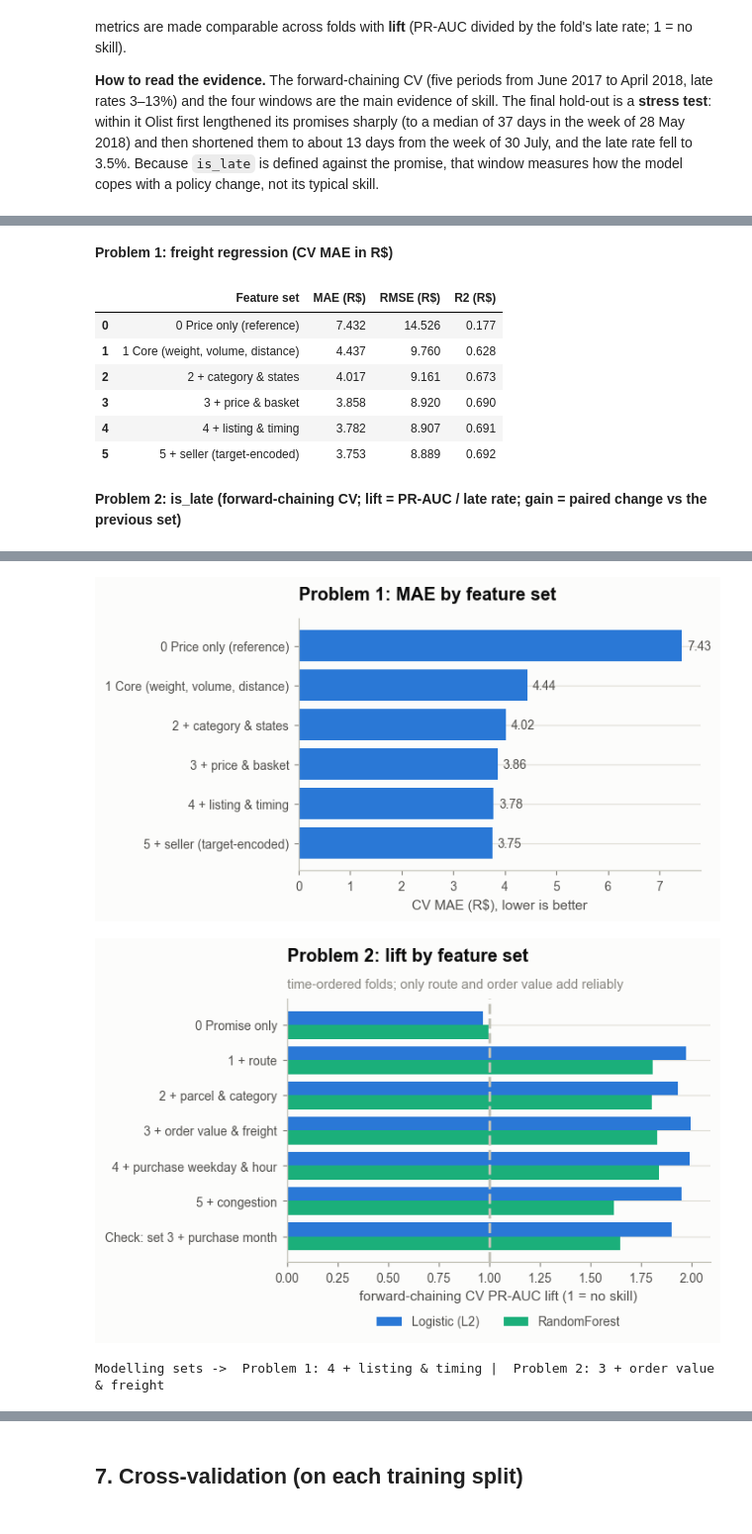
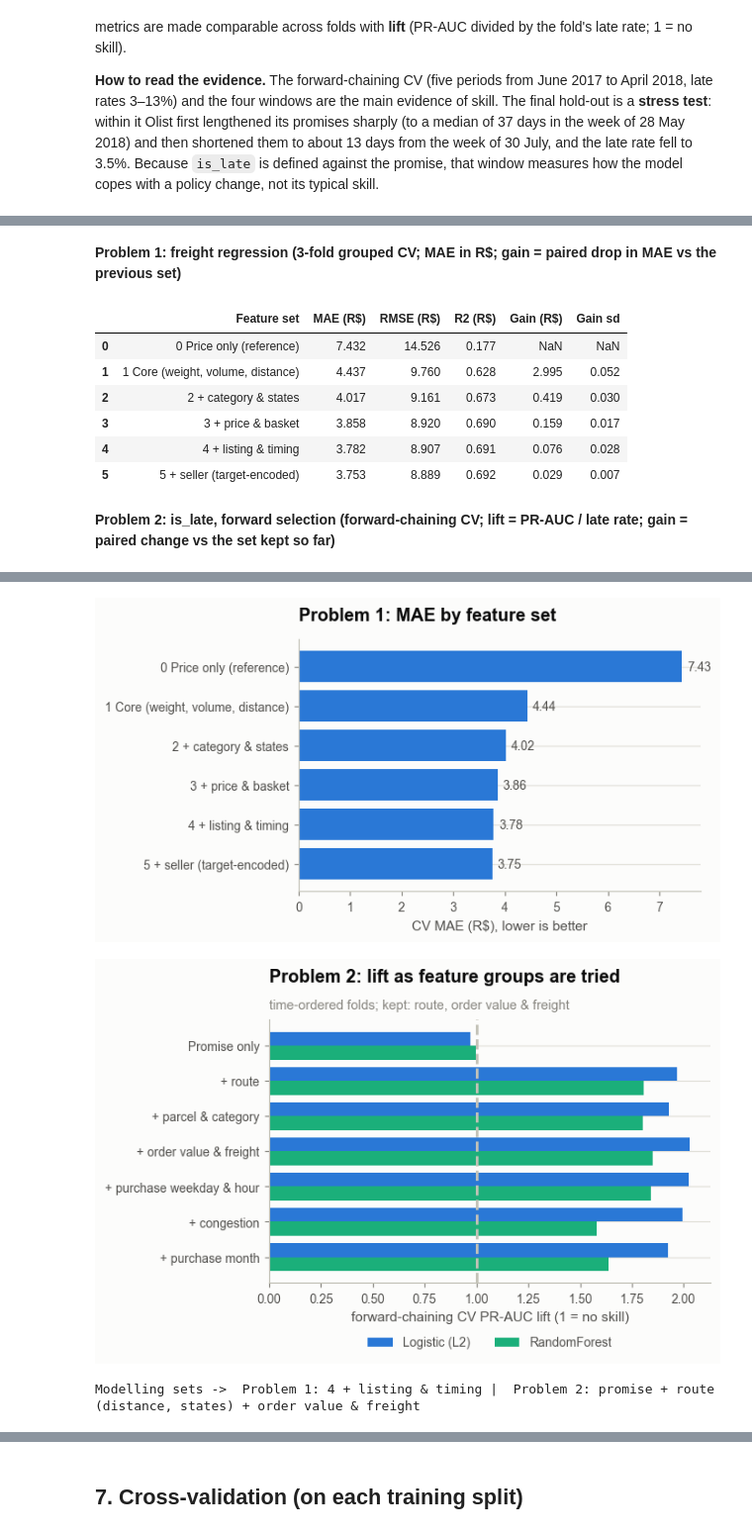
Before and after one commit to likeyou-ky/Team5_IT5006_Ecommerce_Analytics_AY2627Sem1, a Jupyter notebook: notebooks/Team5_Phase2_IT5006_AY2627Sem1.ipynb, the cells around one changed output, grey strips where cells are left out. Shown at 99% size. Drawn from its saved outputs; the diff is of its cells as text; code cells hidden in the pictures.

```diff
--- a/notebooks/Team5_Phase2_IT5006_AY2627Sem1.ipynb
+++ b/notebooks/Team5_Phase2_IT5006_AY2627Sem1.ipynb
@@ -199,21 +219,21 @@ Does each added feature group earn its place? This also answers the Phase 1 ques
 # %%
 ab_a = save(P.ablation_regression(tr_a, n_rows=8000 if FAST else 40000), "ablation_1_regression.csv")
-ab_b = save(P.ablation_classification(tr_b), "ablation_2_classification.csv")
-display(Markdown("**Problem 1: freight regression (CV MAE in R$)**")); display(ab_a)
-display(Markdown("**Problem 2: is_late (forward-chaining CV; lift = PR-AUC / late rate; gain = paired change vs the previous set)**")); display(ab_b)
+ab_b, fs_b = P.ablation_classification(tr_b); save(ab_b, "ablation_2_classification.csv")
+display(Markdown("**Problem 1: freight regression (3-fold grouped CV; MAE in R$; gain = paired drop in MAE vs the previous set)**")); display(ab_a)
+display(Markdown("**Problem 2: is_late, forward selection (forward-chaining CV; lift = PR-AUC / late rate; gain = paired change vs the set kept so far)**")); display(ab_b)
 PL.ablation_chart_reg(ab_a, f"{FIG}/02_ablation_1.png")
 PL.ablation_chart_clf(ab_b, f"{FIG}/02_ablation_2.png"); plt.show()
-fs_a = F.FEATURE_SETS[F.FULL_SET]; fs_b = F.LATE_FEATURE_SETS[F.LATE_FULL_SET]
+fs_a = F.FEATURE_SETS[F.FULL_SET]
 cols_a, cols_b = P.cols_for(fs_a), P.cols_for(fs_b)
-print("Modelling sets ->  Problem 1:", F.FULL_SET, "|  Problem 2:", F.LATE_FULL_SET)
+print("Modelling sets ->  Problem 1:", F.FULL_SET, "|  Problem 2: promise", *ab_b.loc[ab_b.Kept == "yes", "Feature set"])
 # %% [output]
-**Problem 1: freight regression (CV MAE in R$)**
+**Problem 1: freight regression (3-fold grouped CV; MAE in R$; gain = paired drop in MAE vs the previous set)**
-|  | Feature set | MAE (R$) | RMSE (R$) | R2 (R$) |
-| 0 | 0 Price only (reference) | 7.432 | 14.526 | 0.177 |
-| 1 | 1 Core (weight, volume, distance) | 4.437 | 9.760 | 0.628 |
-| 2 | 2 + category & states | 4.017 | 9.161 | 0.673 |
-| 3 | 3 + price & basket | 3.858 | 8.920 | 0.690 |
-| 4 | 4 + listing & timing | 3.782 | 8.907 | 0.691 |
-| 5 | 5 + seller (target-encoded) | 3.753 | 8.889 | 0.692 |
+|  | Feature set | MAE (R$) | RMSE (R$) | R2 (R$) | Gain (R$) | Gain sd |
+| 0 | 0 Price only (reference) | 7.432 | 14.526 | 0.177 | NaN | NaN |
+| 1 | 1 Core (weight, volume, distance) | 4.437 | 9.760 | 0.628 | 2.995 | 0.052 |
+| 2 | 2 + category & states | 4.017 | 9.161 | 0.673 | 0.419 | 0.030 |
+| 3 | 3 + price & basket | 3.858 | 8.920 | 0.690 | 0.159 | 0.017 |
+| 4 | 4 + listing & timing | 3.782 | 8.907 | 0.691 | 0.076 | 0.028 |
+| 5 | 5 + seller (target-encoded) | 3.753 | 8.889 | 0.692 | 0.029 | 0.007 |
-**Problem 2: is_late (forward-chaining CV; lift = PR-AUC / late rate; gain = paired change vs the previous set)**
+**Problem 2: is_late, forward selection (forward-chaining CV; lift = PR-AUC / late rate; gain = paired change vs the set kept so far)**
 |  | Feature set | Logit lift | Logit gain | Logit gain sd | Logit ROC-AUC | RF lift | RF gain | RF gain sd | ... |
@@ -227,4 +247,4 @@ print("Modelling sets ->  Problem 1:", F.FULL_SET, "|  Problem 2:", F.LATE_FULL_
 [figure]
-[figure, old version]
+[figure, new version]
-Modelling sets ->  Problem 1: 4 + listing & timing |  Problem 2: 3 + order value & freight
+Modelling sets ->  Problem 1: 4 + listing & timing |  Problem 2: promise + route (distance, states) + order value & freight
 # %% [markdown]
```
Also changed, not shown: parts of 28 cells of this notebook, 3 other files.
